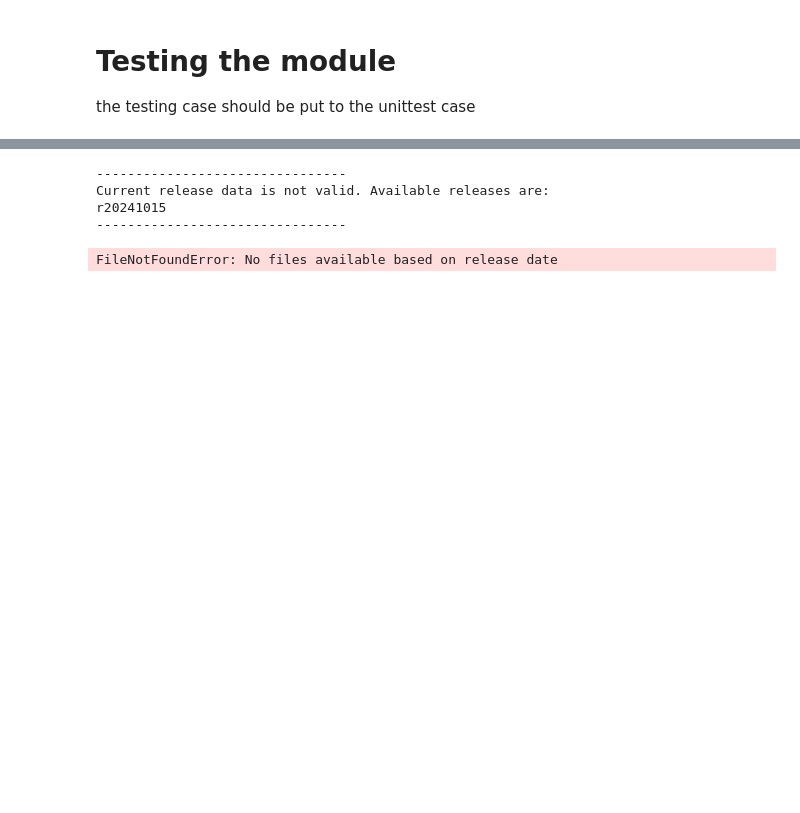
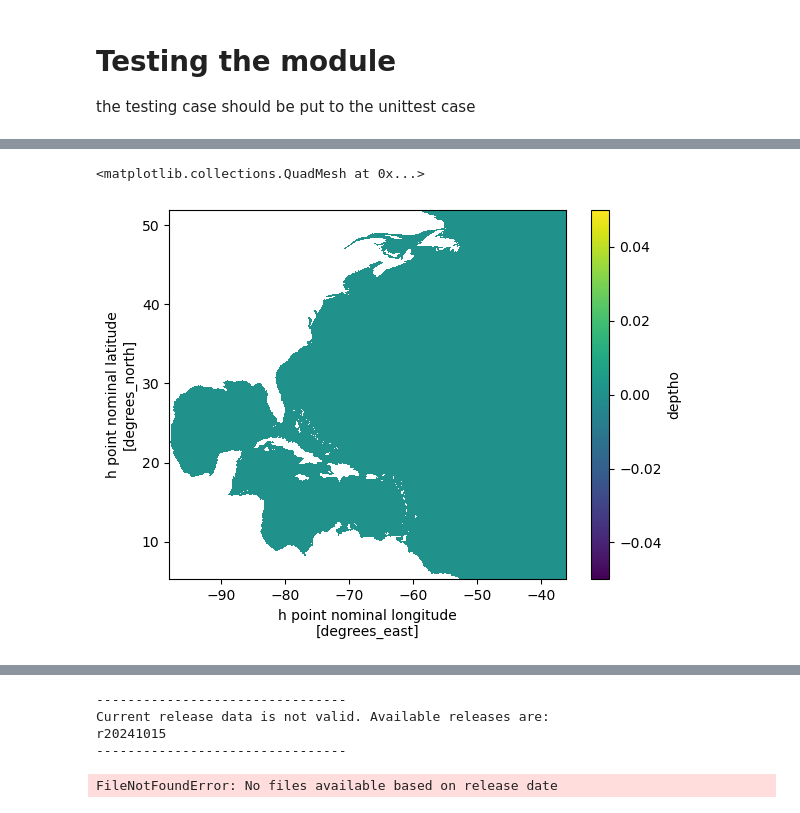
Before and after one commit to NOAA-CEFI-Portal/regional_mom6, a Jupyter notebook: mom6/notebook/test_module.ipynb, the cells around one changed output, grey strips where cells are left out. Saved outputs shown, nothing was run; the diff lists cells and outputs as text; code cells hidden in the pictures; blank space fills up the shorter version.

```diff
--- a/mom6/notebook/test_module.ipynb
+++ b/mom6/notebook/test_module.ipynb
@@ -17,0 +158,15 @@ ds.to_netcdf('/Projects/CEFI/regional_mom6/cefi_portal/northwest_atlantic/full_d
+# %%
+# lazy loading of data
+ds_static_hindcast = xr.open_dataset(
+    "/Projects/CEFI/regional_mom6/cefi_portal/northwest_atlantic/full_domain/hindcast/monthly/raw/r20230520/ocean_static.nc"
+)
+# %%
+# lazy loading of data
+ds_static_reforecast = xr.open_dataset(
+    "/Projects/CEFI/regional_mom6/cefi_portal/northwest_atlantic/full_domain/seasonal_reforecast/monthly/raw/r20250212/ocean_static.nc"
+)
+# %%
+(ds_static_reforecast.deptho - ds_static_hindcast.deptho).plot()
+# %% [output]
+<matplotlib.collections.QuadMesh at 0x...>
+[figure, added]
```
Also changed, not shown: parts of 19 cells of this notebook, 22 other files.
